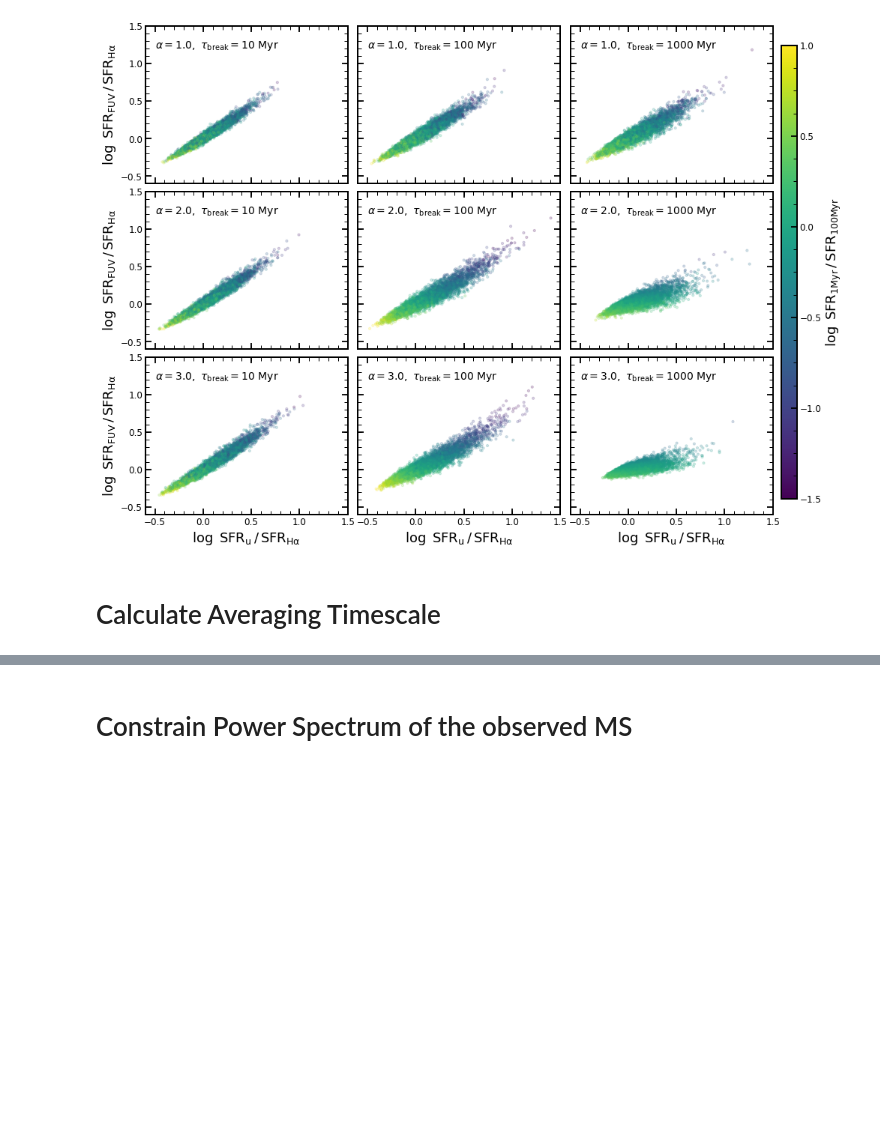
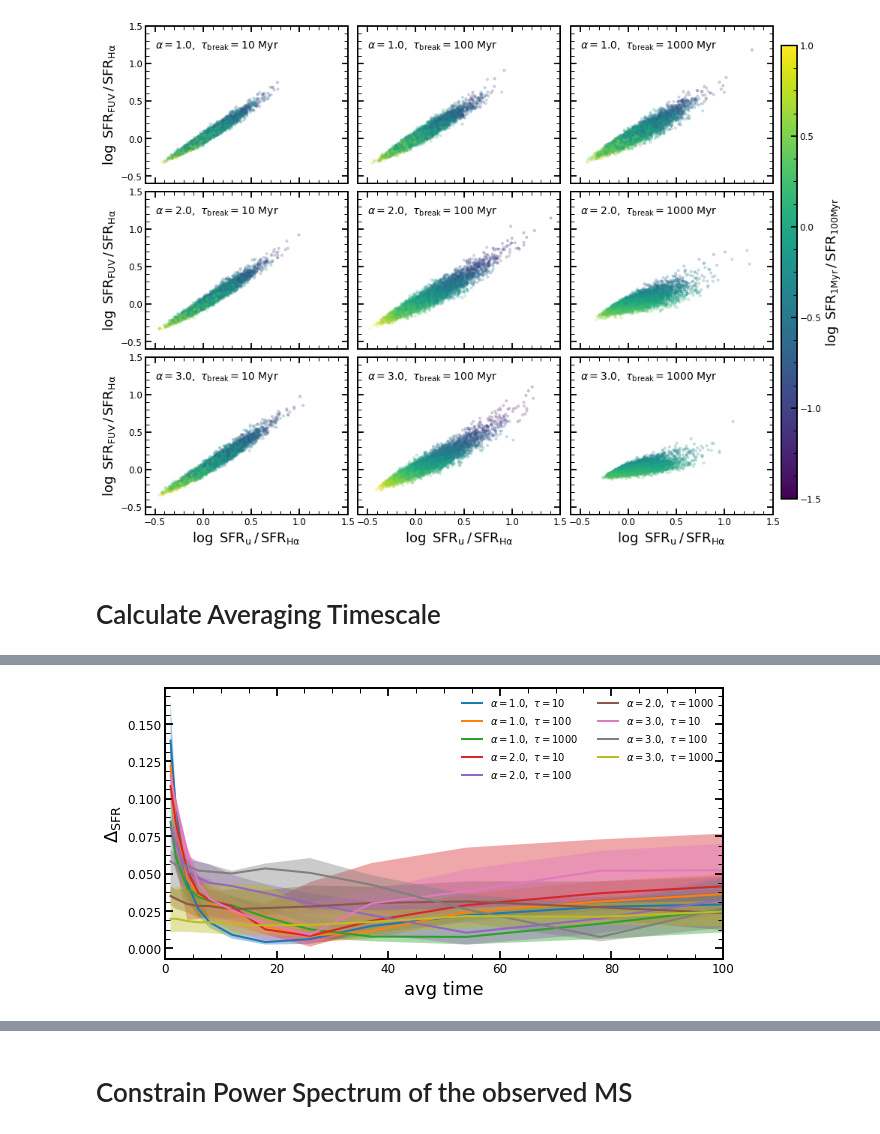
Before and after one commit to stacchella/variability_SFHs, a Jupyter notebook: notebooks/PSD_Analysis.ipynb, the cells around one changed output, grey strips where cells are left out. Saved outputs shown, nothing was run; the diff lists cells and outputs as text; code cells hidden in the pictures; blank space fills up the shorter version.

```diff
--- a/notebooks/PSD_Analysis.ipynb
+++ b/notebooks/PSD_Analysis.ipynb
@@ -1284,0 +1316,4 @@ t_mat_SFR_Ha, t_mat_sig_Ha = get_avg_timescale_matrix(ave_time_list, 'SFH_conv/S
+# %%
+UVIR_data = get_avg_timescale_profiles('SFH_conv/SFR_UVIR', 'UV+IR', ave_time_list, num_rand_samples=10, xlim_in=[0, 100], factor_range=1.2)
+# %% [output]
+[figure, added]
```
Also changed, not shown: parts of 15 cells of this notebook, 1 other file.
